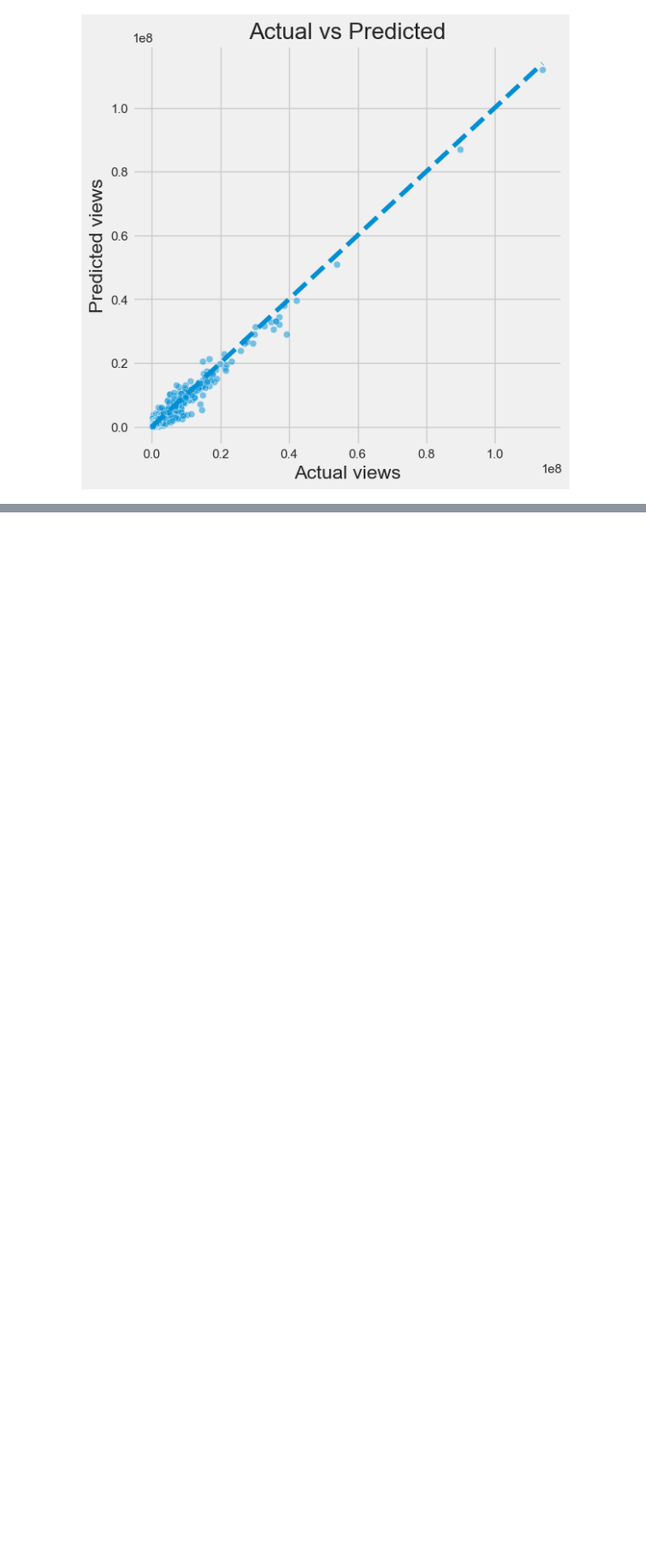
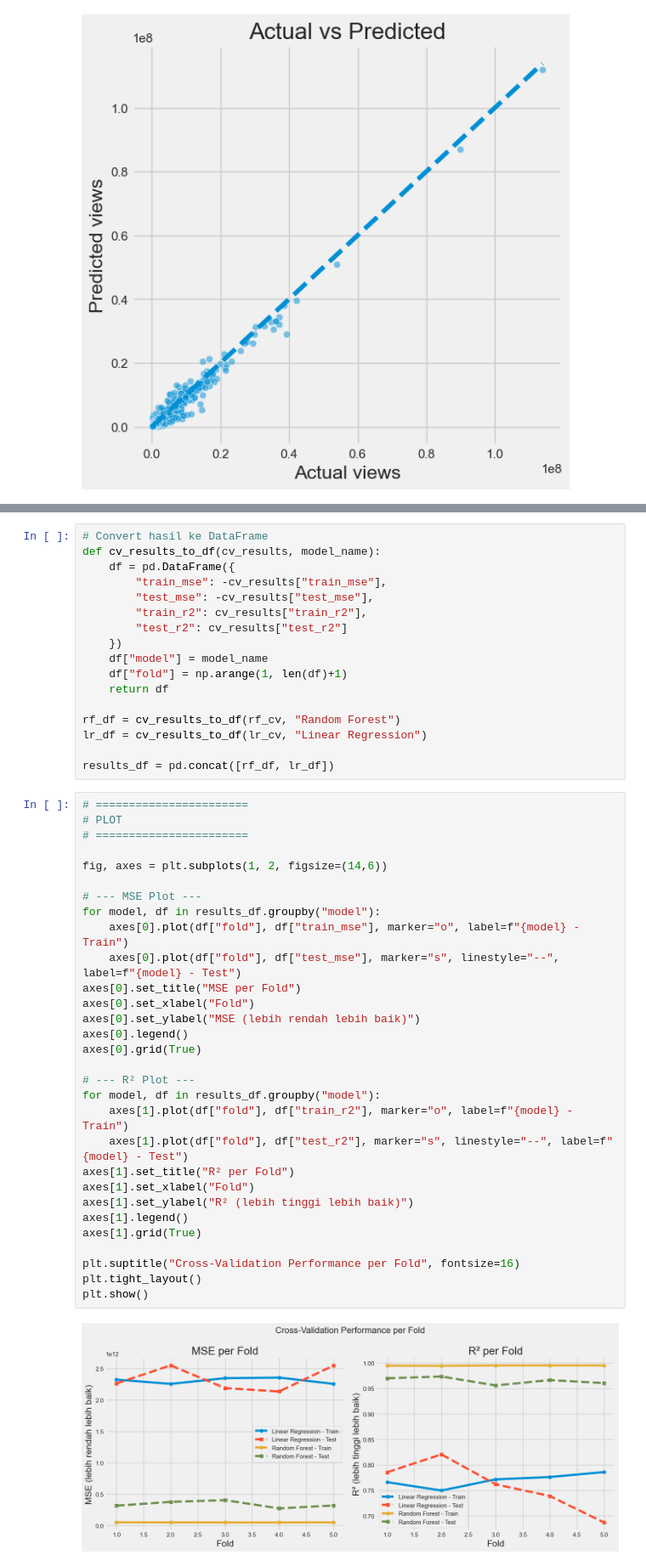
Before and after one commit to Emanxaa/Uya, a Jupyter notebook: EDA.ipynb, the cells around one changed output, grey strips where cells are left out. Shown at 85% size. Cells and saved outputs as stored; diff of their text form; blank space fills up the shorter version.

Commit message:
feat: tambahkan lr,cv,performance analysis dan plot

```diff
--- a/EDA.ipynb
+++ b/EDA.ipynb
@@ -309,0 +367,49 @@ plt.show()
+# %%
+# Convert hasil ke DataFrame
+def cv_results_to_df(cv_results, model_name):
+    df = pd.DataFrame({
+        "train_mse": -cv_results["train_mse"],
+        "test_mse": -cv_results["test_mse"],
+        "train_r2": cv_results["train_r2"],
+        "test_r2": cv_results["test_r2"]
+    })
+    df["model"] = model_name
+    df["fold"] = np.arange(1, len(df)+1)
+    return df
+
+rf_df = cv_results_to_df(rf_cv, "Random Forest")
+lr_df = cv_results_to_df(lr_cv, "Linear Regression")
+
+results_df = pd.concat([rf_df, lr_df])
+# %%
+# =======================
+# PLOT
+# =======================
+
+fig, axes = plt.subplots(1, 2, figsize=(14,6))
+
+# --- MSE Plot ---
+for model, df in results_df.groupby("model"):
+    axes[0].plot(df["fold"], df["train_mse"], marker="o", label=f"{model} - Train")
+    axes[0].plot(df["fold"], df["test_mse"], marker="s", linestyle="--", label=f"{model} - Test")
+axes[0].set_title("MSE per Fold")
+axes[0].set_xlabel("Fold")
+axes[0].set_ylabel("MSE (lebih rendah lebih baik)")
+axes[0].legend()
+axes[0].grid(True)
+
+# --- R² Plot ---
+for model, df in results_df.groupby("model"):
+    axes[1].plot(df["fold"], df["train_r2"], marker="o", label=f"{model} - Train")
+    axes[1].plot(df["fold"], df["test_r2"], marker="s", linestyle="--", label=f"{model} - Test")
+axes[1].set_title("R² per Fold")
+axes[1].set_xlabel("Fold")
+axes[1].set_ylabel("R² (lebih tinggi lebih baik)")
+axes[1].legend()
+axes[1].grid(True)
+
+plt.suptitle("Cross-Validation Performance per Fold", fontsize=16)
+plt.tight_layout()
+plt.show()
+# %% [output]
+[figure, added]
```
Also changed, not shown: parts of 8 cells of this notebook.
